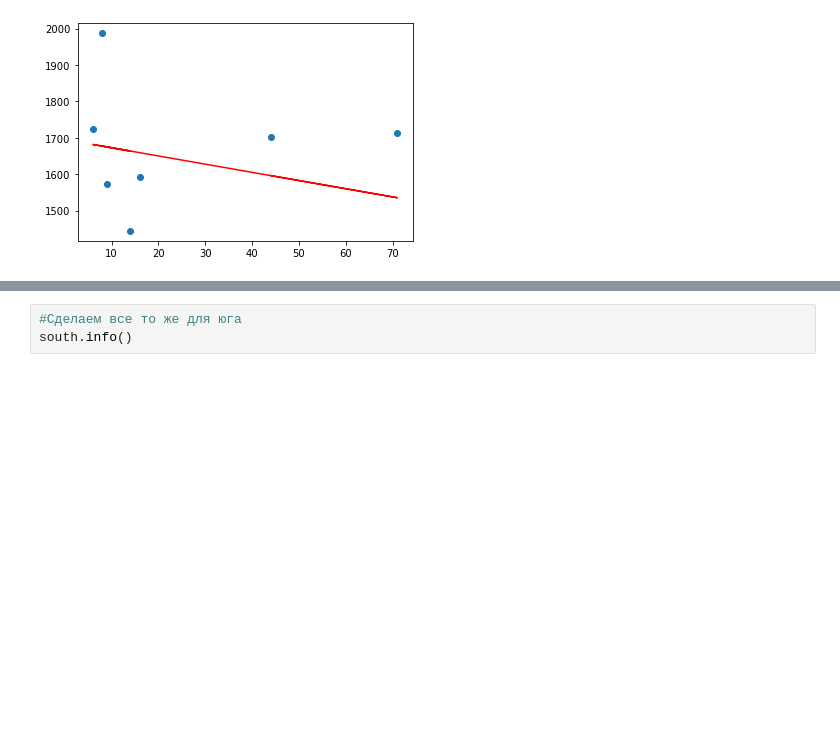
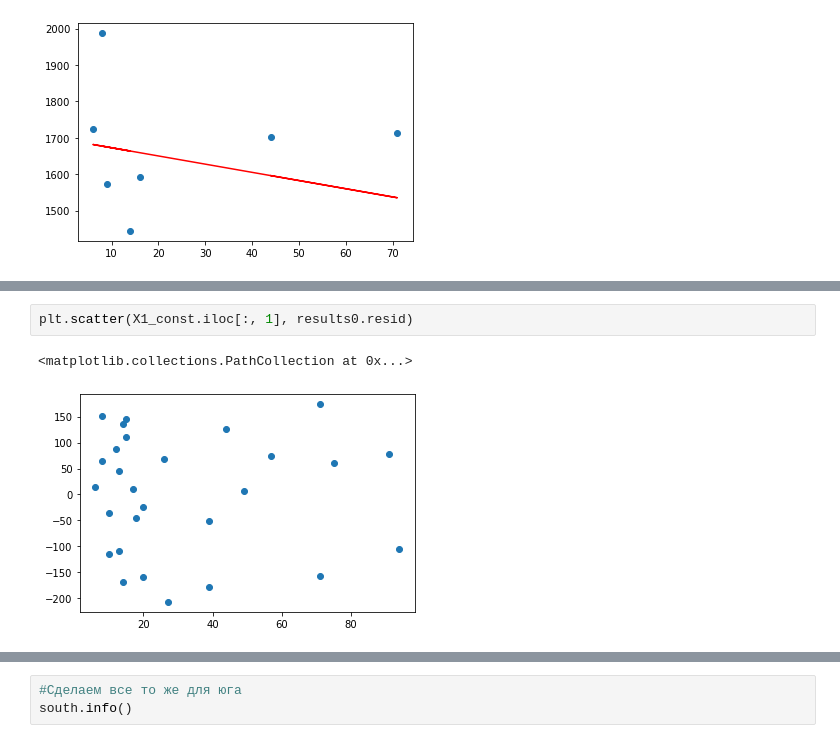
Before and after one commit to igorzhidkov/DS29, a Jupyter notebook: HW_corr_reg.ipynb, the cells around one changed output, grey strips where cells are left out. Saved outputs shown, nothing was run; the diff lists cells and outputs as text; blank space fills up the shorter version.

```diff
--- a/HW_corr_reg.ipynb
+++ b/HW_corr_reg.ipynb
@@ -208,0 +250,5 @@ plt.plot(X1_test, y1_pred, c='r')
+# %%
+plt.scatter(X1_const.iloc[:, 1], results0.resid)
+# %% [output]
+<matplotlib.collections.PathCollection at 0x...>
+[figure, added]
```
Also changed, not shown: parts of 8 cells of this notebook.
